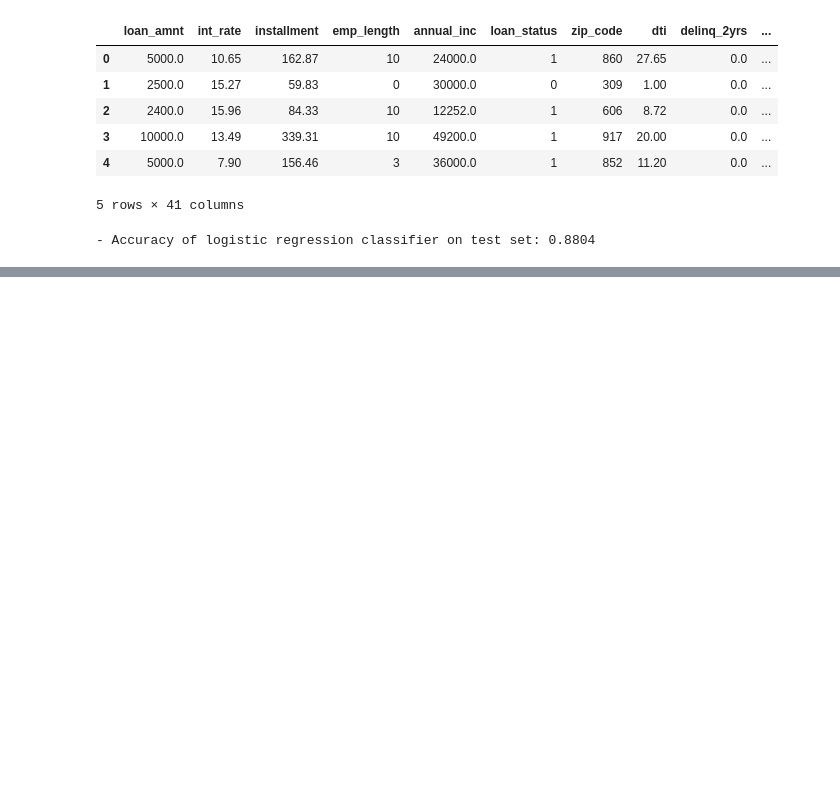
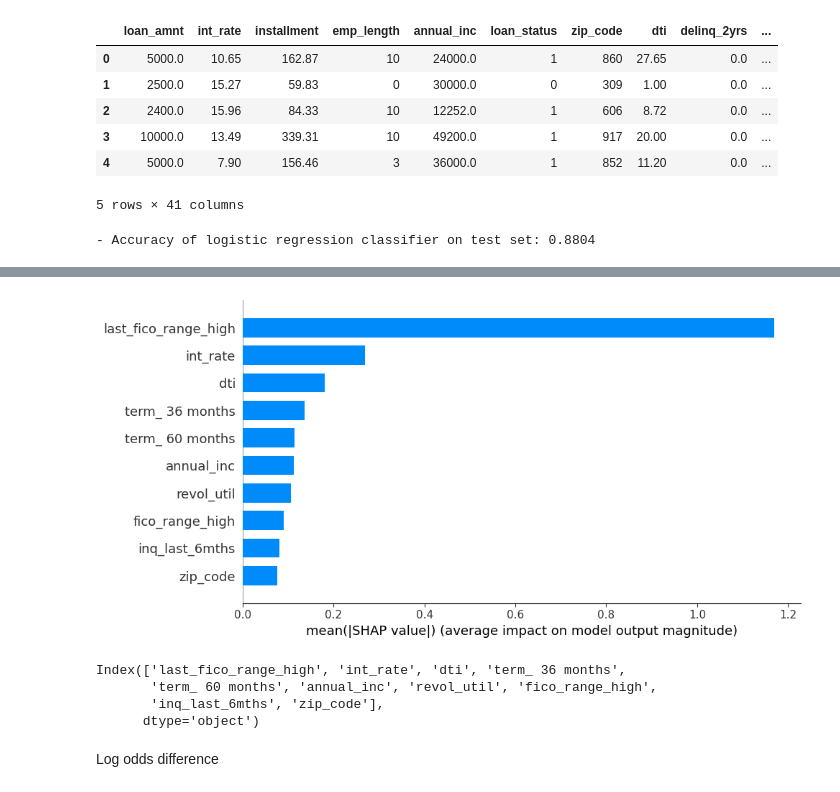
Before and after one commit to nthng-quan/t2mt2d-intro-to-ml, a Jupyter notebook: shap.ipynb, the cells around one changed output, grey strips where cells are left out. Drawn from its saved outputs; the diff is of its cells as text; code cells hidden in the pictures; blank space fills up the shorter version.

```diff
--- a/shap.ipynb
+++ b/shap.ipynb
@@ -247,0 +268,15 @@ shap.summary_plot(shap_values, X_test, plot_type="bar")
+# %%
+shap.summary_plot(shap_values, X_test, plot_type="bar", plot_size=(10, 5), max_display=10)
+# %% [output]
+[figure, added]
+# %%
+ft_id=np.argsort(np.mean(np.abs(shap_values), axis=0))[::-1][:10]
+top10_ft_c=X_test.columns[ft_id]
+top10_ft_c
+# %% [output]
+Index(['last_fico_range_high', 'int_rate', 'dti', 'term_ 36 months',
+       'term_ 60 months', 'annual_inc', 'revol_util', 'fico_range_high',
+       'inq_last_6mths', 'zip_code'],
+      dtype='object')
+# %% [markdown]
+Log odds difference
```
Also changed, not shown: parts of 22 cells of this notebook, 3 other files.
